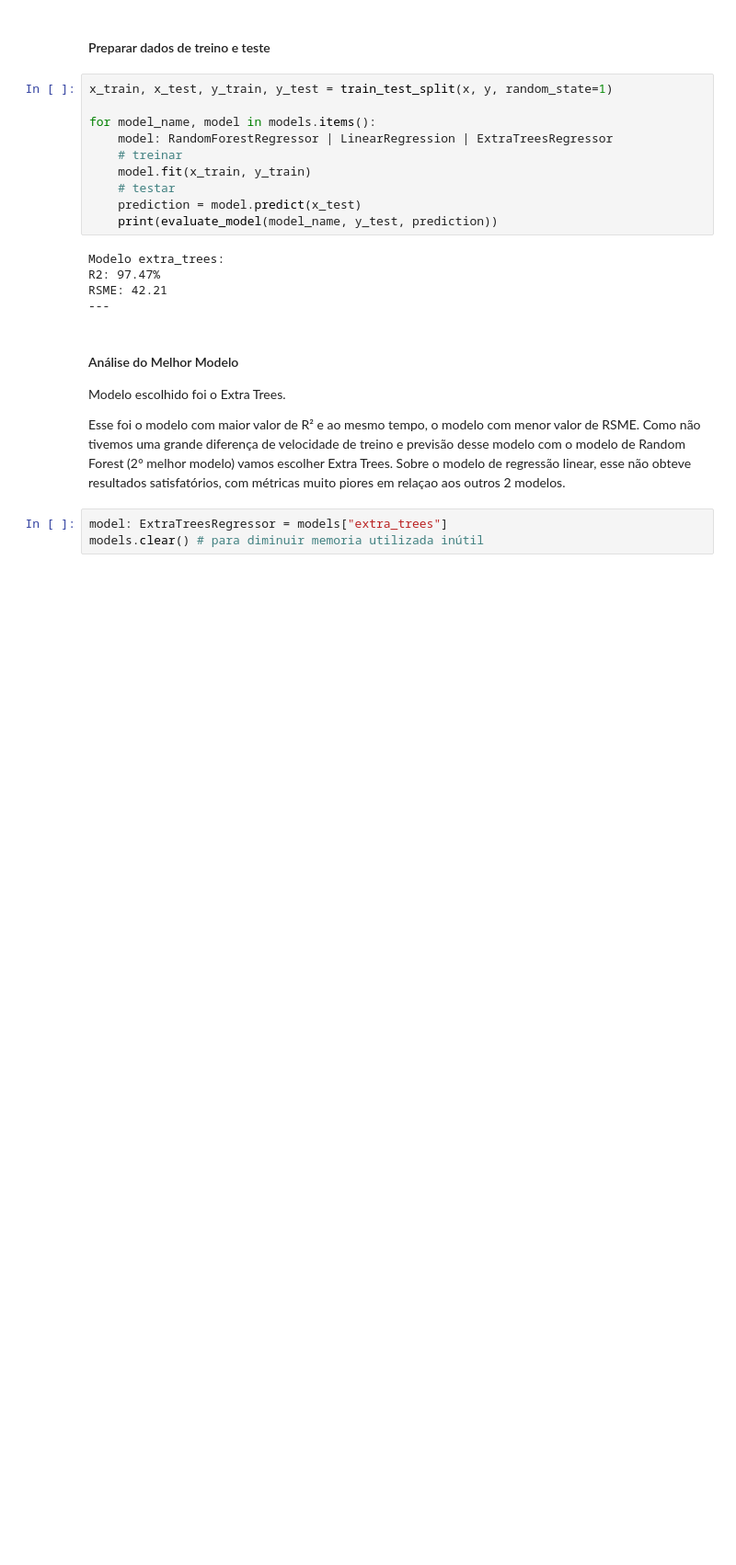
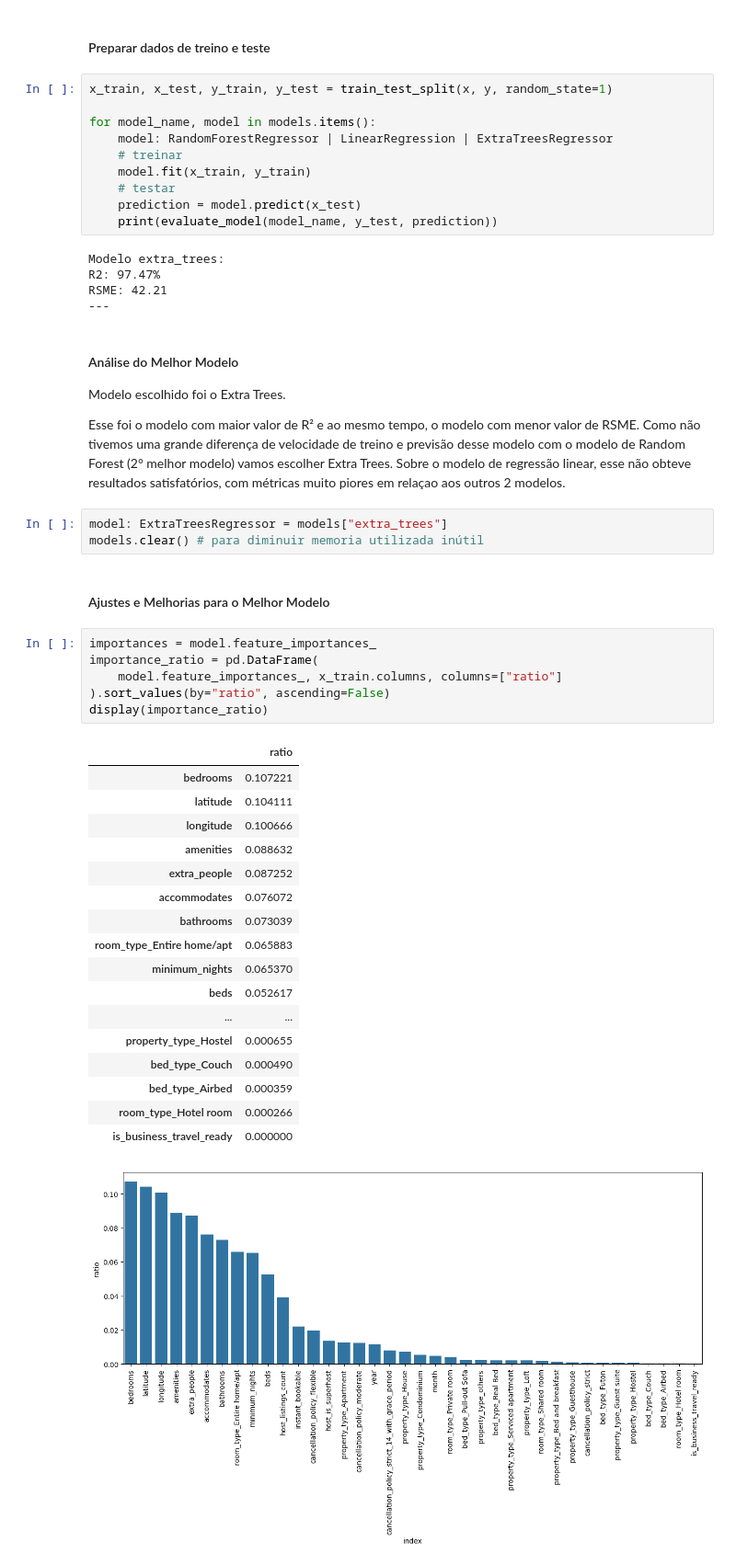
Before and after one commit to ghrisss/Wily, a Jupyter notebook: main.ipynb, the cells around one changed output. Shown at 92% size. Drawn from its saved outputs; the diff is of its cells as text; blank space fills up the shorter version.

Commit message:
chore: entendendo parametros relevantes para criacao do modelo vencedor - buscando melhorar resposta

```diff
--- a/main.ipynb
+++ b/main.ipynb
@@ -721,3 +721,30 @@ Esse foi o modelo com maior valor de R² e ao mesmo tempo, o modelo com menor va
 # %%
 model: ExtraTreesRegressor = models["extra_trees"]
 models.clear() # para diminuir memoria utilizada inútil
+# %% [markdown]
+#### Ajustes e Melhorias para o Melhor Modelo
+# %%
+importances = model.feature_importances_
+importance_ratio = pd.DataFrame(
+    model.feature_importances_, x_train.columns, columns=["ratio"]
+).sort_values(by="ratio", ascending=False)
+display(importance_ratio)
+# %% [output]
+|  | ratio |
+| bedrooms | 0.107221 |
+| latitude | 0.104111 |
+| longitude | 0.100666 |
+| amenities | 0.088632 |
+| extra_people | 0.087252 |
+| accommodates | 0.076072 |
+| bathrooms | 0.073039 |
+| room_type_Entire home/apt | 0.065883 |
+| minimum_nights | 0.065370 |
+| beds | 0.052617 |
+| ... | ... |
+| property_type_Hostel | 0.000655 |
+| bed_type_Couch | 0.000490 |
+| bed_type_Airbed | 0.000359 |
+| room_type_Hotel room | 0.000266 |
+| is_business_travel_ready | 0.000000 |
+[figure, added]
```
